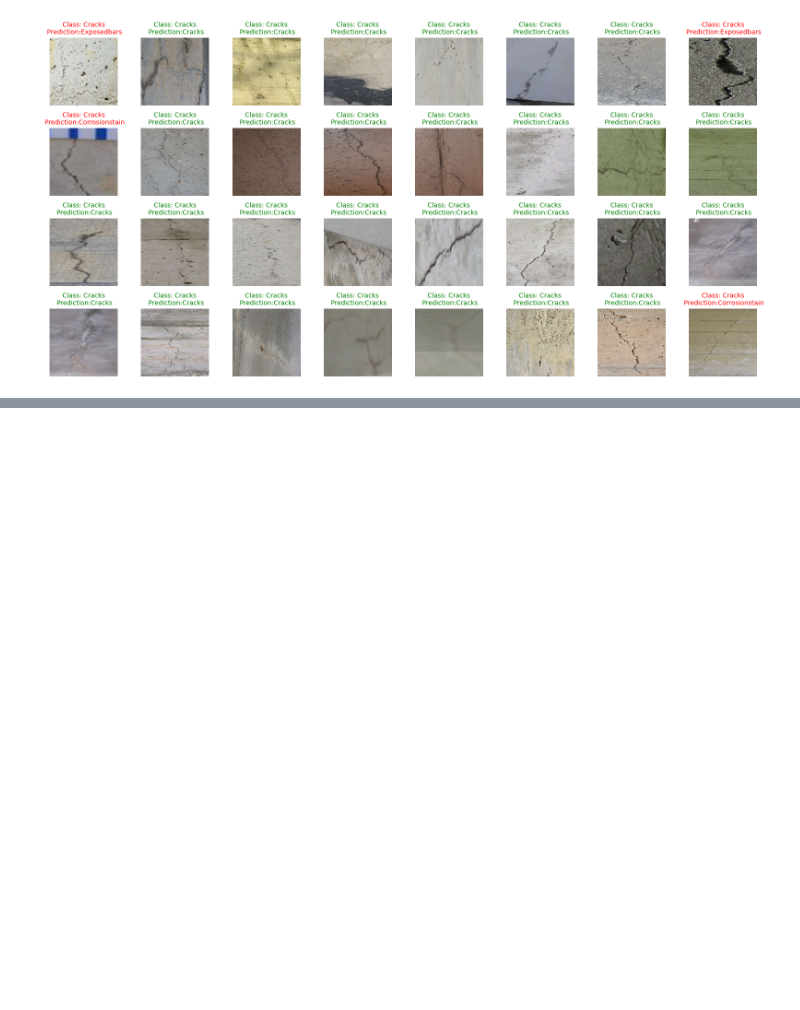
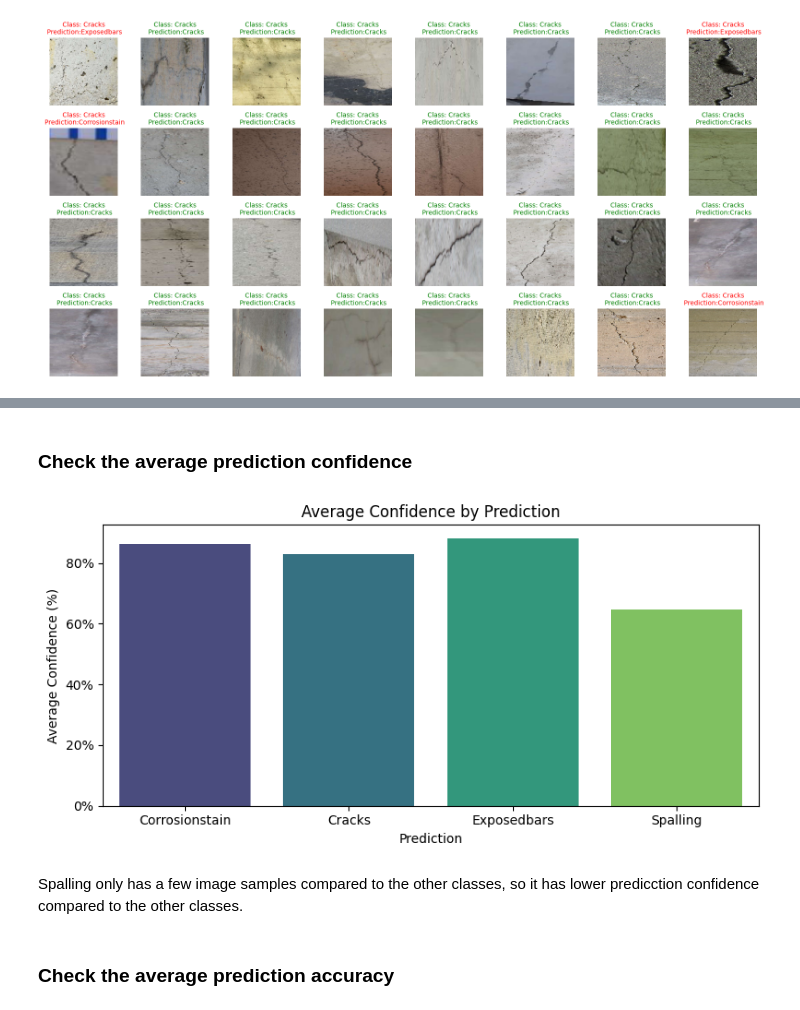
Before and after one commit to arborvitae-gg/bridge-inpsection-cnn-experiments, a Jupyter notebook: trial_1.ipynb, the cells around one changed output, grey strips where cells are left out. Cells and saved outputs as stored; diff of their text form; code cells hidden in the pictures; blank space fills up the shorter version.

Commit message:
added model eval

```diff
--- a/trial_1.ipynb
+++ b/trial_1.ipynb
@@ -279,0 +331,2 @@ plot_predictions(model, test_generator, CLASSES, num_images=32, grid_shape=(4, 8
+# %%
+eval_df = create_evaluation_dataframe(model, test_generator, CLASSES)
@@ -279,0 +335,36 @@ plot_predictions(model, test_generator, CLASSES, num_images=32, grid_shape=(4, 8
+# %% [markdown]
+### Check the average prediction confidence
+# %%
+def plot_average_confidence(eval_df):
+    """
+    Plot average confidence for each class.
+    Parameters:
+    - eval_df: DataFrame containing evaluation results.
+
+    Returns:
+    - None (displays the plot)
+    """
+
+    # Calculate average confidence
+    average_confidence = eval_df.groupby('Prediction')['Prediction Confidence'].mean().reset_index()
+    average_confidence.columns = ['Prediction', 'Average Confidence']
+
+    # Create a bar plot with hue set to 'Prediction' and legend turned off
+    plt.figure(figsize=(8, 4))
+    sns.barplot(x='Prediction', y='Average Confidence', data=average_confidence, hue='Prediction', palette='viridis', legend=False)
+    plt.title('Average Confidence by Prediction')
+    plt.xlabel('Prediction')
+    plt.ylabel('Average Confidence (%)')
+
+    # Format y-axis as percentage
+    plt.gca().yaxis.set_major_formatter(mticker.PercentFormatter(1.0))
+    plt.tight_layout()
+    plt.show()
+# %%
+plot_average_confidence(eval_df)
+# %% [output]
+[figure, added]
+# %% [markdown]
+Spalling only has a few image samples compared to the other classes, so it has lower predicction confidence compared to the other classes.
+# %% [markdown]
+### Check the average prediction accuracy
```
Also changed, not shown: parts of 20 cells of this notebook.
